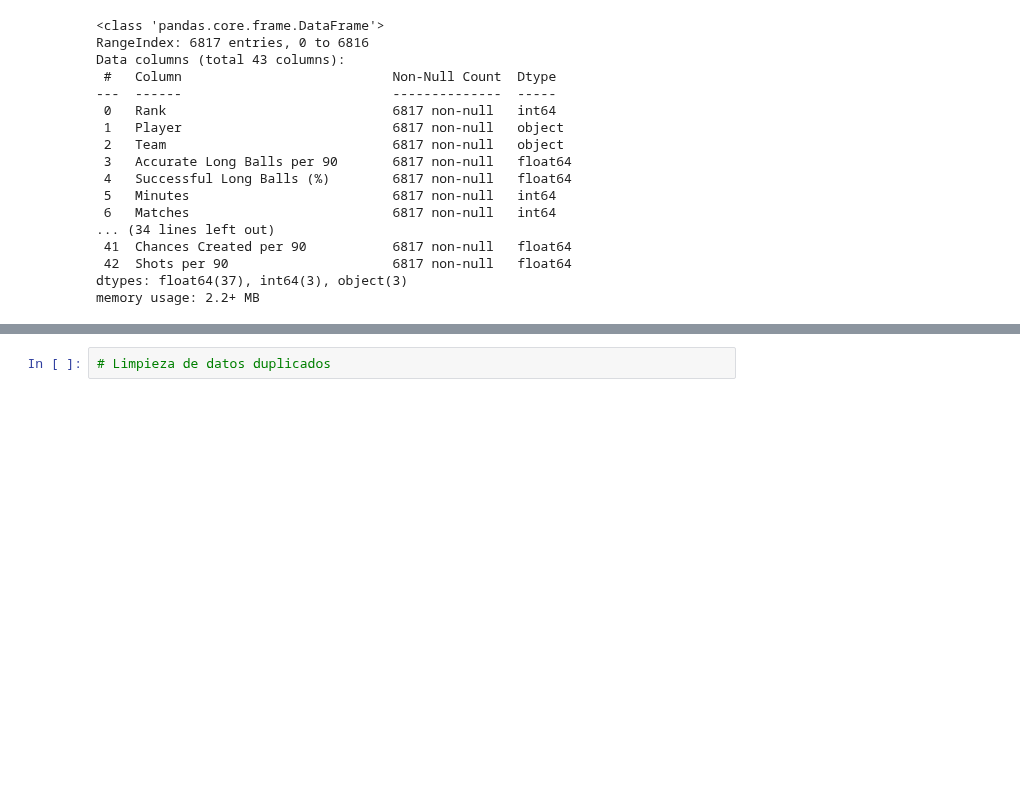
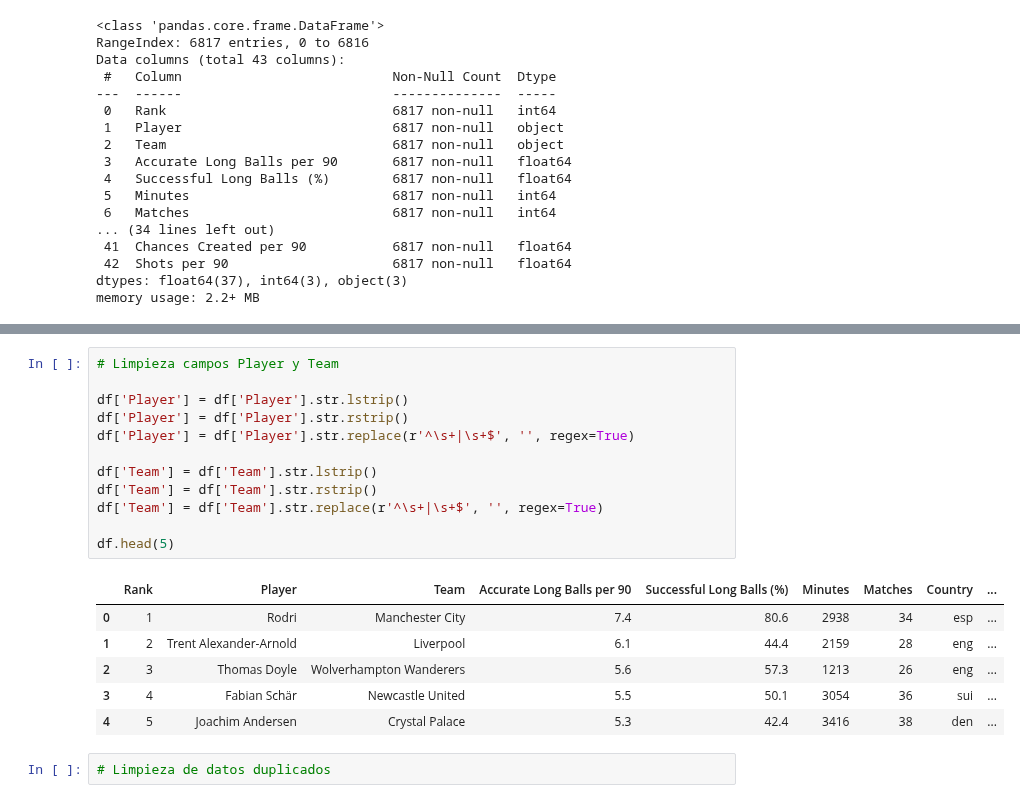
Before and after one commit to julvc/python_diplo, a Jupyter notebook: MP3.ipynb, the cells around one changed output, grey strips where cells are left out. Saved outputs shown, nothing was run; the diff lists cells and outputs as text; blank space fills up the shorter version.

```diff
--- a/MP3.ipynb
+++ b/MP3.ipynb
@@ -245,3 +271,22 @@ memory usage: 2.2+ MB
+# %%
+# Limpieza campos Player y Team
+
+df['Player'] = df['Player'].str.lstrip()
+df['Player'] = df['Player'].str.rstrip()
+df['Player'] = df['Player'].str.replace(r'^\s+|\s+$', '', regex=True)
+
+df['Team'] = df['Team'].str.lstrip()
+df['Team'] = df['Team'].str.rstrip()
+df['Team'] = df['Team'].str.replace(r'^\s+|\s+$', '', regex=True)
+
+df.head(5)
+# %% [output]
+|  | Rank | Player | Team | Accurate Long Balls per 90 | Successful Long Balls (%) | Minutes | Matches | Country | ... |
+| 0 | 1 | Rodri | Manchester City | 7.4 | 80.6 | 2938 | 34 | esp | ... |
+| 1 | 2 | Trent Alexander-Arnold | Liverpool | 6.1 | 44.4 | 2159 | 28 | eng | ... |
+| 2 | 3 | Thomas Doyle | Wolverhampton Wanderers | 5.6 | 57.3 | 1213 | 26 | eng | ... |
+| 3 | 4 | Fabian Schär | Newcastle United | 5.5 | 50.1 | 3054 | 36 | sui | ... |
+| 4 | 5 | Joachim Andersen | Crystal Palace | 5.3 | 42.4 | 3416 | 38 | den | ... |
 # %%
 # Limpieza de datos duplicados
 # %%
```
Also changed, not shown: parts of 2 cells of this notebook.
